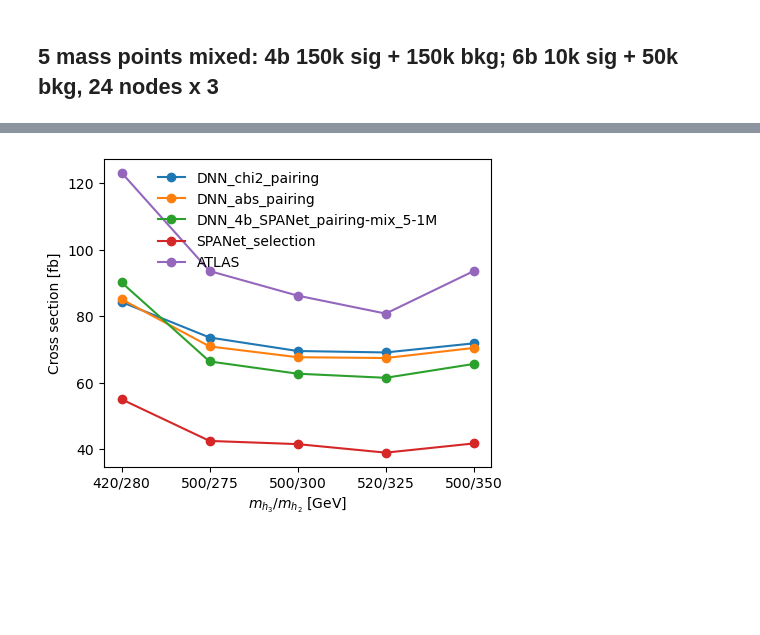
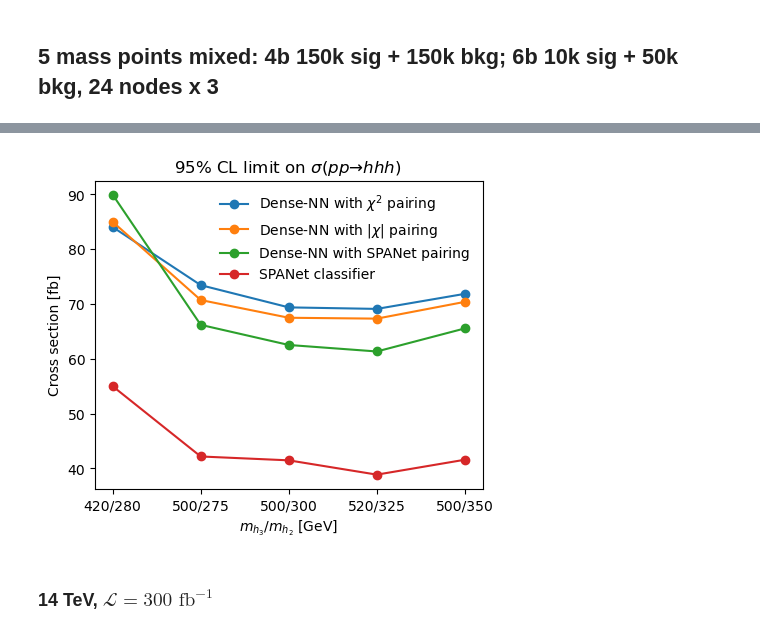
Before and after one commit to r10222035/3h6b_collider_study, a Jupyter notebook: set_upper_limit.ipynb, the cells around one changed output, grey strips where cells are left out. Drawn from its saved outputs; the diff is of its cells as text; code cells hidden in the pictures; blank space fills up the shorter version.

Commit message:
Code: Make upper limit plot for various settings

```diff
--- a/set_upper_limit.ipynb
+++ b/set_upper_limit.ipynb
@@ -26,11 +26,10 @@ def get_upperlimit_info(bkg_path, sig_path, n_bin=20, hist_range=[0, 1], L=139,
         signal=list(N_sig), bkg=list(N_bkg), bkg_uncertainty=[0]*n_bin
     )
 
-    poi_values = np.linspace(0.5, 10, 100)
+    poi_values = np.linspace(0.05, 5, 100)
     obs_limit, exp_limits, (scan, results) = pyhf.infer.intervals.upper_limits.upper_limit(
         list(N_bkg) + model.config.auxdata, model, poi_values, level=0.05, return_results=True
     )
-
 
     results = {
         # 'mass': masses,
@@ -334,3 +333,29 @@ plt.savefig('./figures/cross_section_upper_limit-TRSM-mix_5-1M-ATLAS.pdf', dpi=3
 plt.show()
 # %% [output]
 [figure]
+# %%
+fig, ax = plt.subplots(figsize=(5, 4))
+labels = {'DNN_chi2_pairing': 'Dense-NN with $\chi^2$ pairing',
+          'DNN_abs_pairing': 'Dense-NN with $|\chi|$ pairing',
+          'DNN_4b_SPANet_pairing-mix_5-1M': 'Dense-NN with SPANet pairing',
+          'SPANet_selection': 'SPANet classifier',}
+for selection_method in ['DNN_chi2_pairing', 'DNN_abs_pairing', 'DNN_4b_SPANet_pairing-mix_5-1M', 'SPANet_selection']:
+    upper_limits = []
+    MG_cross_section = []
+    for m3_m2 in m3_m2_list:
+        cross_section_s = results[selection_method][m3_m2]['Signal cross section']
+        cross_upper_limit = results[selection_method][m3_m2]['Upper limit info']['Expected limits'][2] * cross_section_s
+        upper_limits.append(cross_upper_limit)
+
+        MG_cross_section.append(cross_section_s)
+
+    m3_m2_label = [f'{m3}/{m2}' for m3, m2 in m3_m2_list]
+    ax.plot(m3_m2_label, upper_limits, label=labels[selection_method], marker='o')
+
+ax.set_xlabel('$m_{h_3}/m_{h_2}$ [GeV]')
+ax.set_ylabel('Cross-section [fb]')
+ax.set_title('95% CL limit on $\sigma(pp \\to hhh)$ ')
+ax.legend(frameon=False)
+
+plt.savefig('./figures/poster/cross_section_upper_limit-TRSM-mix_5-1M-ATLAS.pdf', dpi=300, facecolor='White', bbox_inches='tight')
+plt.show()
@@ -421,3 +450,7 @@ plt.show()
+# %%
+n_bin = 20
+hist_range = [0, 1]
+L = 126
 # %%
 m3_m2_list = [(420, 280), (500, 275), (500, 300), (520, 325), (500, 350)]
 # %%
@@ -477,25 +510,33 @@ for m3_m2 in m3_m2_list:
     results['ATLAS'][m3_m2] = result
 # %%
 fig, ax = plt.subplots(figsize=(5, 4))
-for selection_method in ['DNN_chi2_pairing', 'DNN_abs_pairing', 'DNN_4b_SPANet_pairing-mix_5-1M', 'SPANet_selection', 'ATLAS']:
+labels = {'DNN_chi2_pairing': 'Dense-NN with $\chi^2$ pairing',
+          'DNN_abs_pairing': 'Dense-NN with $|\chi|$ pairing',
+          'DNN_4b_SPANet_pairing-mix_5-1M': 'Dense-NN with SPANet pairing',
+          'SPANet_selection': 'SPANet classifier',}
+for selection_method in ['DNN_chi2_pairing', 'DNN_abs_pairing', 'DNN_4b_SPANet_pairing-mix_5-1M', 'SPANet_selection']:
     upper_limits = []
     MG_cross_section = []
     for m3_m2 in m3_m2_list:
         cross_section_s = results[selection_method][m3_m2]['Signal cross section']
         cross_upper_limit = results[selection_method][m3_m2]['Upper limit info']['Expected limits'][2] * cross_section_s
         upper_limits.append(cross_upper_limit)
 
         MG_cross_section.append(cross_section_s)
 
     m3_m2_label = [f'{m3}/{m2}' for m3, m2 in m3_m2_list]
-    ax.plot(m3_m2_label, upper_limits, label=f'{selection_method}', marker='o')
+    ax.plot(m3_m2_label, upper_limits, label=labels[selection_method], marker='o')
 
 ax.set_xlabel('$m_{h_3}/m_{h_2}$ [GeV]')
 ax.set_ylabel('Cross section [fb]')
+ax.set_title('95% CL limit on $\sigma(pp \\to hhh)$ ')
 ax.legend(frameon=False)
 
 # plt.savefig('./figures/cross_section_upper_limit-TRSM-mix_5-1M.pdf', dpi=300, facecolor='White', bbox_inches='tight')
 # plt.savefig('./figures/cross_section_upper_limit-TRSM-mix_5-1M-ATLAS.pdf', dpi=300, facecolor='White', bbox_inches='tight')
+plt.savefig('./figures/draft/cross_section_upper_limit-TRSM-mix_5-1M-13_TeV-L_126.pdf', dpi=300, facecolor='White', bbox_inches='tight')
 plt.show()
 # %% [output]
-[figure, old version]
+[figure, new version]
+# %% [markdown]
+### 14 TeV, $\mathcal{L} = \text{300 fb}^{-1}$
```
Also changed, not shown: parts of 13 cells of this notebook, 8 other files.
